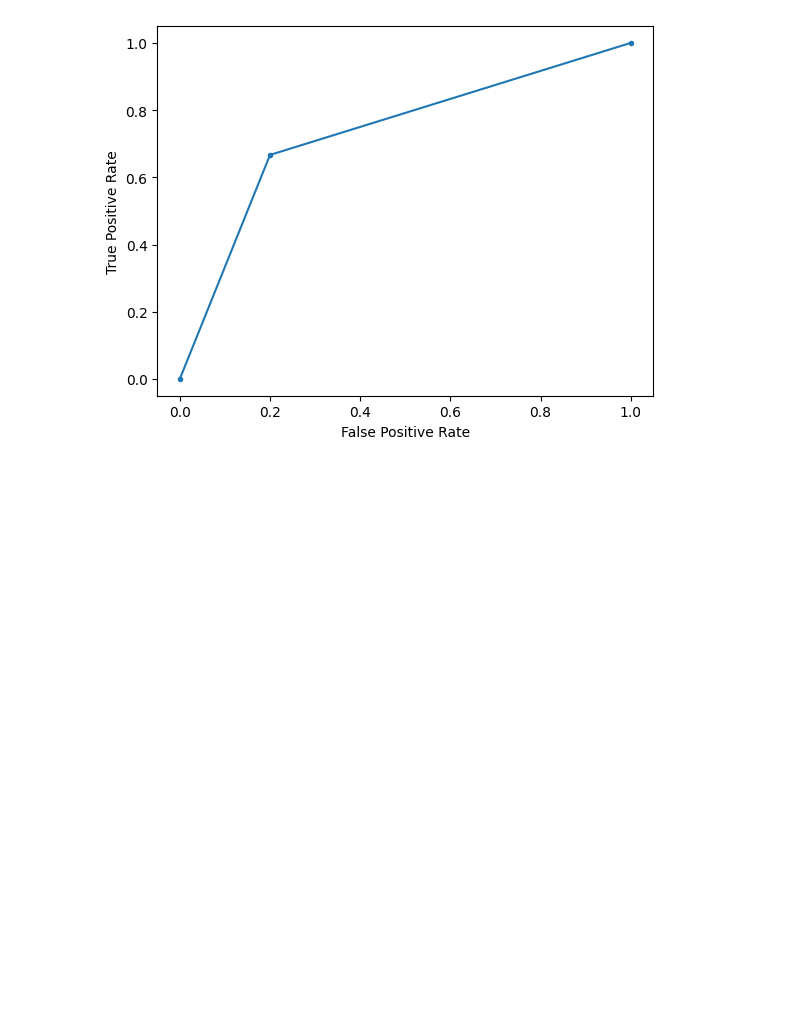
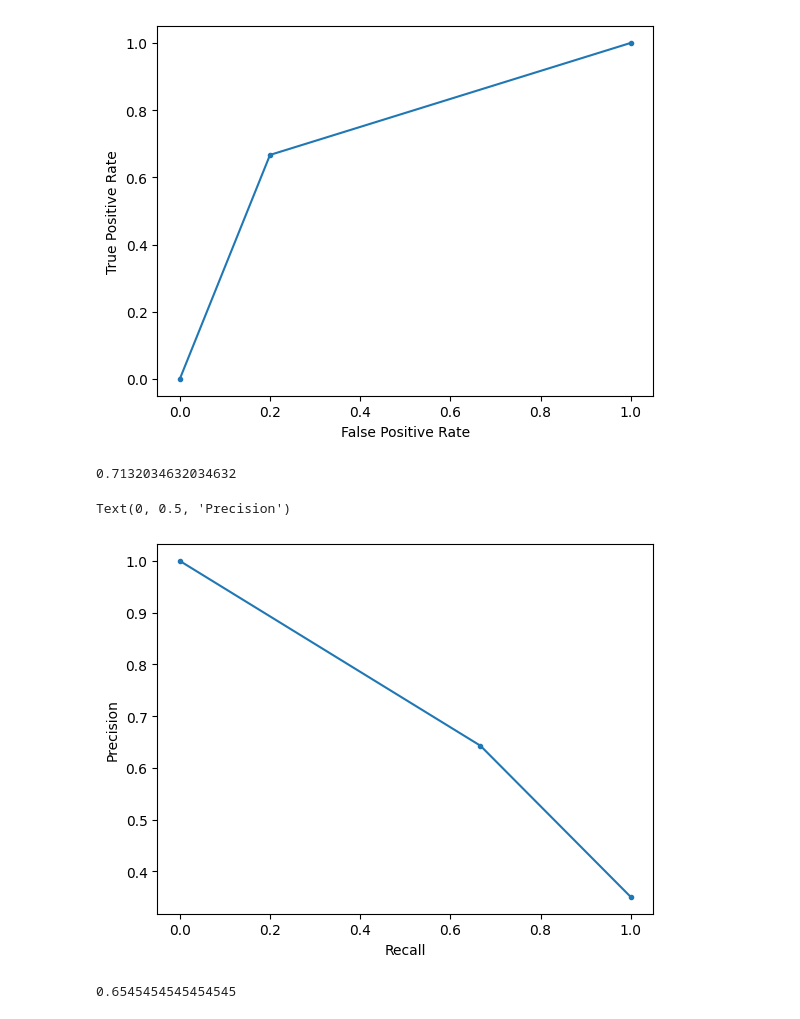
Before and after one commit to lexmckenz/csci_1070, a Jupyter notebook: week_11/ensemble_models.ipynb, the cells around one changed output. Drawn from its saved outputs; the diff is of its cells as text; code cells hidden in the pictures; blank space fills up the shorter version.

Commit message:
precision recall curve

```diff
--- a/week_11/ensemble_models.ipynb
+++ b/week_11/ensemble_models.ipynb
@@ -117,3 +122,31 @@ plt.ylabel("True Positive Rate")
 # %% [output]
 Text(0, 0.5, 'True Positive Rate')
 [figure]
+# %%
+# precision-recall curve summarized the tradeoff between
+# true positive rates and positive values. These are ideal
+# for imbalanced datasets (where one outcome is 10x+ more likely
+# than another)
+from sklearn.metrics import precision_recall_curve, f1_score, auc
+precision, recall, thresholds = precision_recall_curve(y_test, y_pred)
+
+pr_auc = auc(recall, precision)
+pr_auc
+# %% [output]
+0.7132034632034632
+# %%
+plt.plot(recall, precision, marker=".")
+plt.xlabel('Recall')
+plt.ylabel('Precision')
+# %% [output]
+Text(0, 0.5, 'Precision')
+[figure, added]
+# %%
+# f1 score = 2*precision*recall/(precision+recall)
+# It combined precision and recall scores to compute how many
+# time the model made a correct prediction across the whole
+# dataset
+f1 = f1_score(y_test, y_pred)
+f1
+# %% [output]
+0.6545454545454545
```
Also changed, not shown: parts of 1 cell of this notebook.
